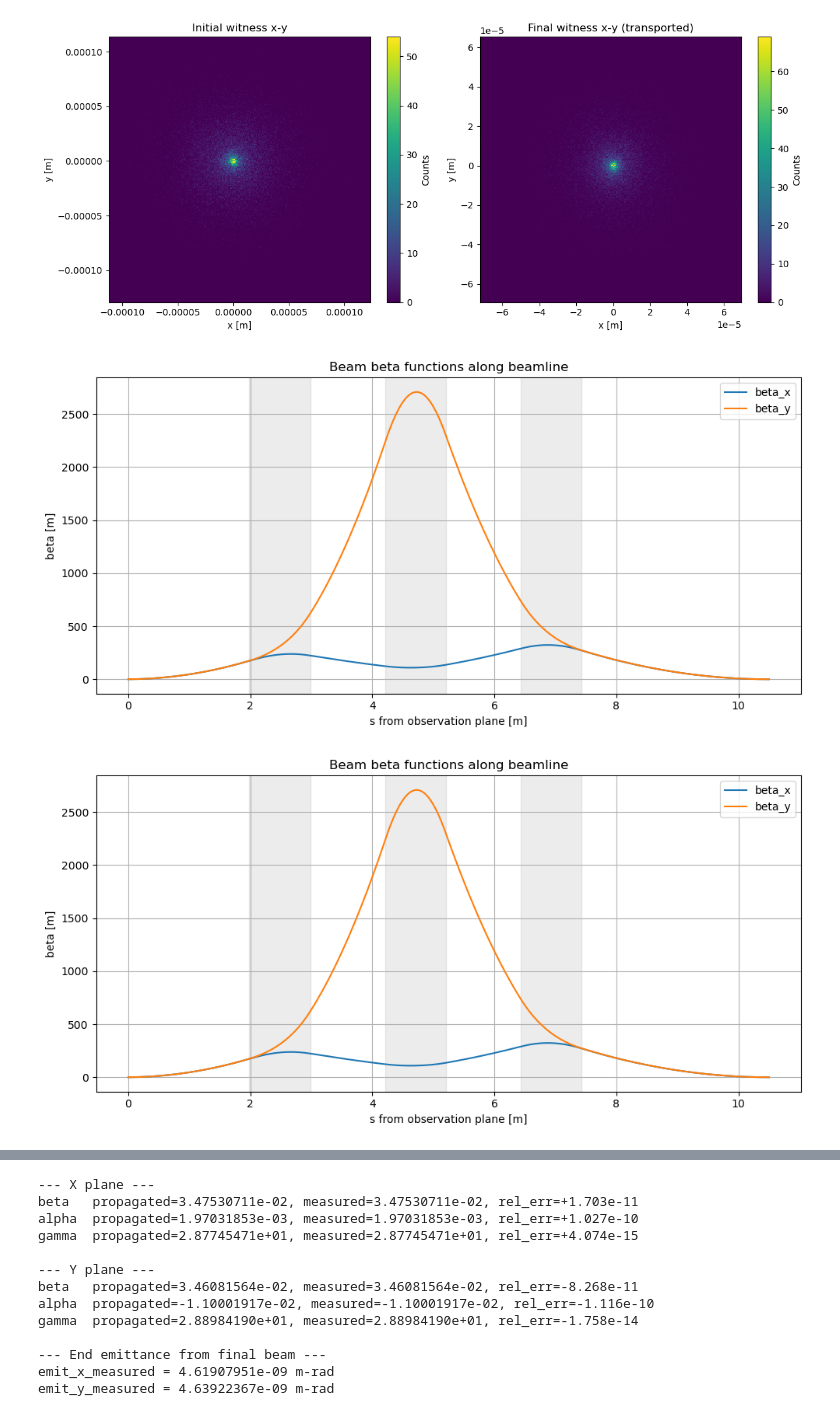
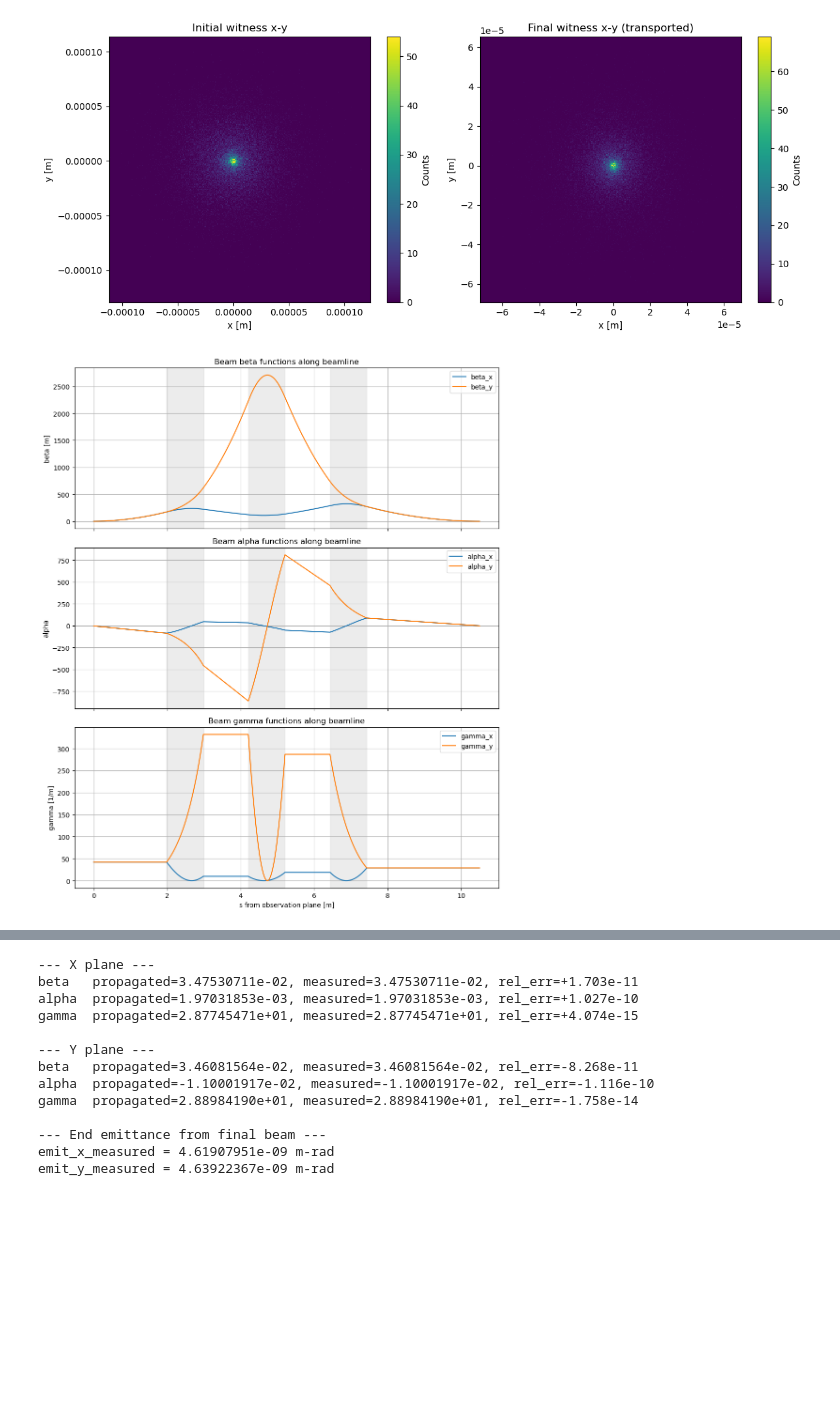
Before and after one commit to YannSimon2/beam-transport, a Jupyter notebook: longitudinal.ipynb, the cells around one changed output, grey strips where cells are left out. Saved outputs shown, nothing was run; the diff lists cells and outputs as text; code cells hidden in the pictures; blank space fills up the shorter version.

```diff
--- a/longitudinal.ipynb
+++ b/longitudinal.ipynb
@@ -752,62 +730,53 @@ s = np.array(s_vals)
 beta_x = np.array(beta_x_vals)
 beta_y = np.array(beta_y_vals)
 alpha_x = np.array(alpha_x_vals)
 alpha_y = np.array(alpha_y_vals)
 gamma_x = np.array(gamma_x_vals)
 gamma_y = np.array(gamma_y_vals)
 
 # -----------------------------------------------------------------------------
-# 5) PLOTS: BETA, ALPHA, GAMMA
+# 5) PLOTS: BETA, ALPHA, GAMMA IN ONE FIGURE (3 SUBPLOTS)
 # -----------------------------------------------------------------------------
-plt.figure(figsize=(10, 5))
-plt.plot(s, beta_x, label='beta_x')
-plt.plot(s, beta_y, label='beta_y')
-
 # Mark cumulative element boundaries and shade quadrupole regions.
 s_mark = np.cumsum([d1, LEFF_QS1, d2, LEFF_QS2, d3, LEFF_QS3, d4])
-prev = 0.0
 ele_names = ['drift1', 'QS1', 'drift2', 'QS2', 'drift3', 'QS3', 'drift4']
-for name, end in zip(ele_names, s_mark):
-    if 'QS' in name:
-        plt.axvspan(prev, end, color='gray', alpha=0.15)
-    prev = end
 
-plt.xlabel('s from observation plane [m]')
-plt.ylabel('beta [m]')
-plt.title('Beam beta functions along beamline')
-plt.legend()
-plt.grid(True)
-plt.tight_layout()
-plt.show()
+fig, axes = plt.subplots(3, 1, figsize=(10, 12), sharex=True)
 
-# Alpha and gamma in separate stacked panels for readability.
-fig, axes = plt.subplots(2, 1, figsize=(10, 9), sharex=True)
-
-axes[0].plot(s, alpha_x, label='alpha_x')
-axes[0].plot(s, alpha_y, label='alpha_y')
-axes[0].set_ylabel('alpha')
-axes[0].set_title('Beam alpha functions along beamline')
+# Beta panel
+axes[0].plot(s, beta_x, label='beta_x')
+axes[0].plot(s, beta_y, label='beta_y')
+axes[0].set_ylabel('beta [m]')
+axes[0].set_title('Beam beta functions along beamline')
 axes[0].grid(True)
 axes[0].legend()
 
-axes[1].plot(s, gamma_x, label='gamma_x')
-axes[1].plot(s, gamma_y, label='gamma_y')
-axes[1].set_xlabel('s from observation plane [m]')
-axes[1].set_ylabel('gamma [1/m]')
-axes[1].set_title('Beam gamma functions along beamline')
+# Alpha panel
+axes[1].plot(s, alpha_x, label='alpha_x')
+axes[1].plot(s, alpha_y, label='alpha_y')
+axes[1].set_ylabel('alpha')
+axes[1].set_title('Beam alpha functions along beamline')
 axes[1].grid(True)
 axes[1].legend()
 
-# Shade quadrupole regions on both panels using same boundaries.
+# Gamma panel
+axes[2].plot(s, gamma_x, label='gamma_x')
+axes[2].plot(s, gamma_y, label='gamma_y')
+axes[2].set_xlabel('s from observation plane [m]')
+axes[2].set_ylabel('gamma [1/m]')
+axes[2].set_title('Beam gamma functions along beamline')
+axes[2].grid(True)
+axes[2].legend()
+
+# Shade quadrupole regions on all panels using same boundaries.
 for ax in axes:
     prev = 0.0
     for name, end in zip(ele_names, s_mark):
         if 'QS' in name:
             ax.axvspan(prev, end, color='gray', alpha=0.15)
         prev = end
 
 plt.tight_layout()
 plt.show()
 # %% [output]
-[figure, old version]
+[figure, new version]
-[figure, removed]
```
Also changed, not shown: parts of 6 cells of this notebook, 4 other files.
